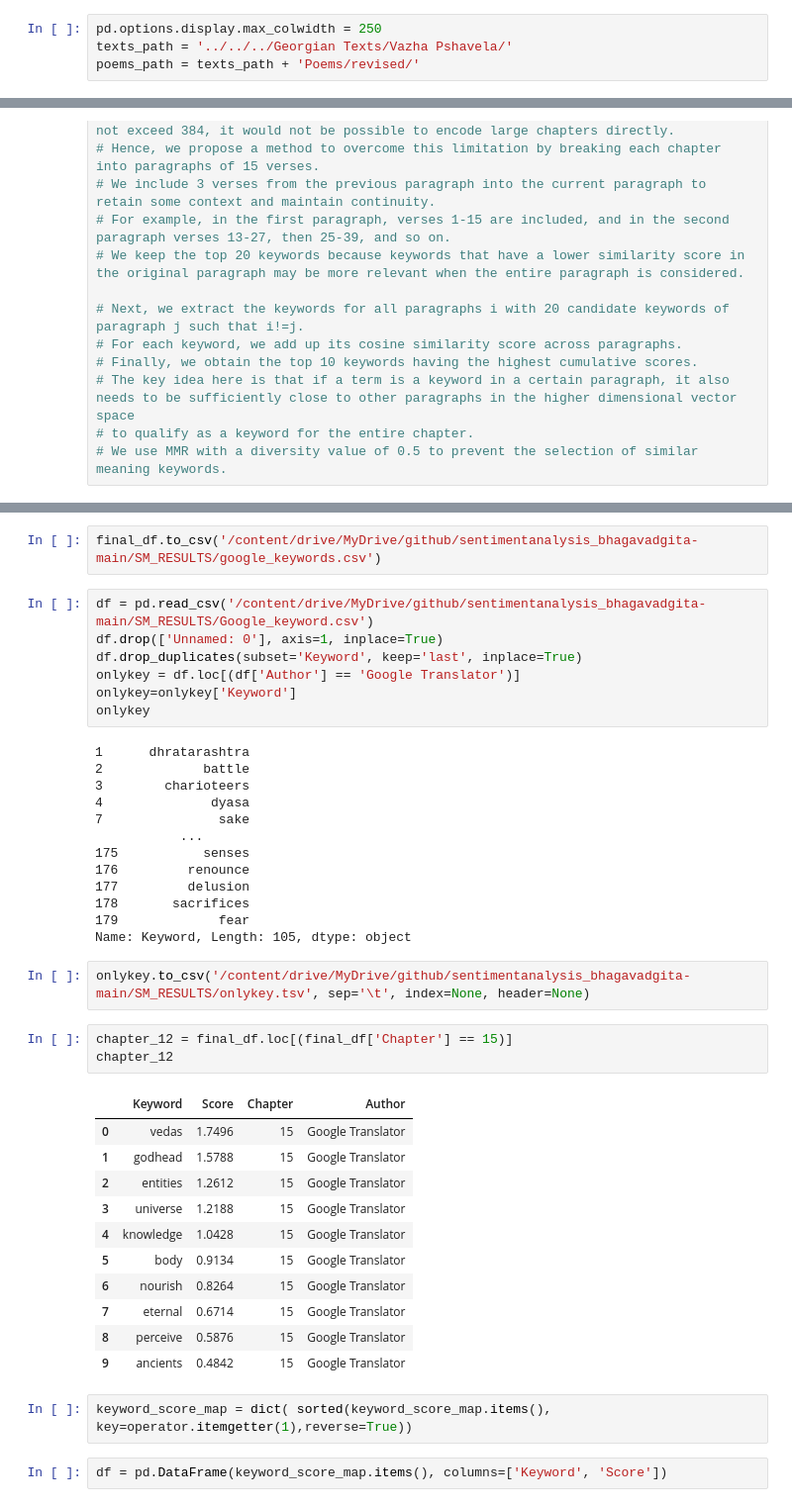
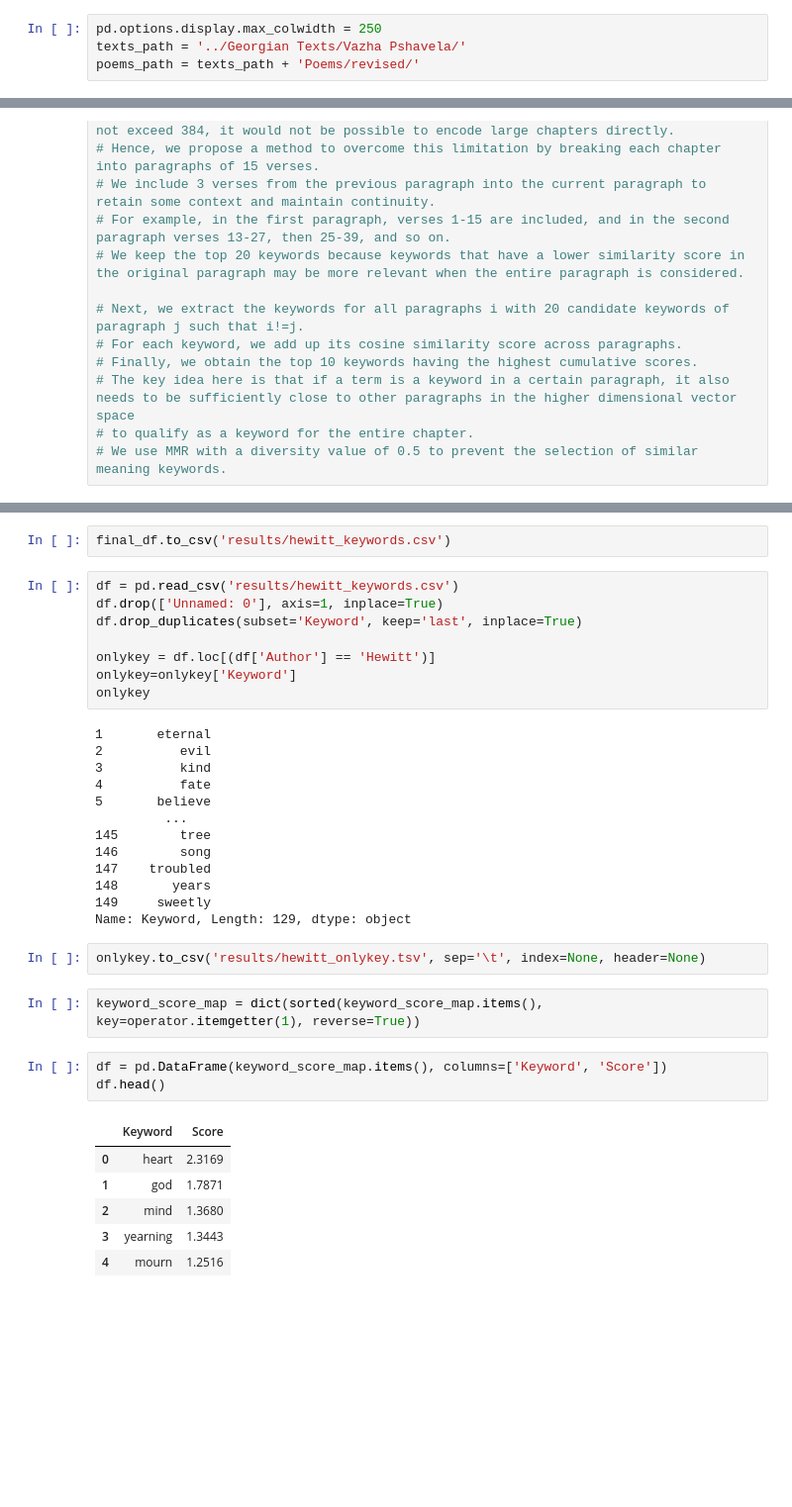
Before and after one commit to sydney-machine-learning/translationanalysis-Georgianlanguage, a Jupyter notebook: Code/Semantic_analysis.ipynb, the cells around one changed output, grey strips where cells are left out. Shown: that part at 99% size. Saved outputs shown, nothing was run; the diff lists cells and outputs as text; blank space fills up the shorter version.

```diff
--- a/Code/Semantic_analysis.ipynb
+++ b/Code/Semantic_analysis.ipynb
@@ -16,7 +27,7 @@ from keybert.backend._utils import select_backend
 model = SentenceTransformer('all-mpnet-base-v2')
 # %%
 pd.options.display.max_colwidth = 250
-texts_path = '../../../Georgian Texts/Vazha Pshavela/'
+texts_path = '../Georgian Texts/Vazha Pshavela/'
 poems_path = texts_path + 'Poems/revised/'
 # %%
 poem_names = []
@@ -452,43 +453,37 @@ final_df
-# %%
-final_df.to_csv('/content/drive/MyDrive/github/sentimentanalysis_bhagavadgita-main/SM_RESULTS/google_keywords.csv')
+# %%
+final_df.to_csv('results/hewitt_keywords.csv')
 # %%
-df = pd.read_csv('/content/drive/MyDrive/github/sentimentanalysis_bhagavadgita-main/SM_RESULTS/Google_keyword.csv')
+df = pd.read_csv('results/hewitt_keywords.csv')
 df.drop(['Unnamed: 0'], axis=1, inplace=True)
 df.drop_duplicates(subset='Keyword', keep='last', inplace=True)
-onlykey = df.loc[(df['Author'] == 'Google Translator')]
+
+onlykey = df.loc[(df['Author'] == 'Hewitt')]
 onlykey=onlykey['Keyword']
 onlykey
 # %% [output]
-1      dhratarashtra
-2             battle
-3        charioteers
-4              dyasa
-7               sake
-           ...
-175           senses
-176         renounce
-177         delusion
-178       sacrifices
-179             fear
-Name: Keyword, Length: 105, dtype: object
+1       eternal
+2          evil
+3          kind
+4          fate
+5       believe
+         ...
+145        tree
+146        song
+147    troubled
+148       years
+149     sweetly
+Name: Keyword, Length: 129, dtype: object
 # %%
-onlykey.to_csv('/content/drive/MyDrive/github/sentimentanalysis_bhagavadgita-main/SM_RESULTS/onlykey.tsv', sep='\t', index=None, header=None)
+onlykey.to_csv('results/hewitt_onlykey.tsv', sep='\t', index=None, header=None)
-# %%
-chapter_12 = final_df.loc[(final_df['Chapter'] == 15)]
-chapter_12
-# %% [output]
-|  | Keyword | Score | Chapter | Author |
-| 0 | vedas | 1.7496 | 15 | Google Translator |
-| 1 | godhead | 1.5788 | 15 | Google Translator |
-| 2 | entities | 1.2612 | 15 | Google Translator |
-| 3 | universe | 1.2188 | 15 | Google Translator |
-| 4 | knowledge | 1.0428 | 15 | Google Translator |
-| 5 | body | 0.9134 | 15 | Google Translator |
-| 6 | nourish | 0.8264 | 15 | Google Translator |
-| 7 | eternal | 0.6714 | 15 | Google Translator |
-| 8 | perceive | 0.5876 | 15 | Google Translator |
-| 9 | ancients | 0.4842 | 15 | Google Translator |
 # %%
-keyword_score_map = dict( sorted(keyword_score_map.items(), key=operator.itemgetter(1),reverse=True))
+keyword_score_map = dict(sorted(keyword_score_map.items(), key=operator.itemgetter(1), reverse=True))
 # %%
 df = pd.DataFrame(keyword_score_map.items(), columns=['Keyword', 'Score'])
+df.head()
+# %% [output]
+|  | Keyword | Score |
+| 0 | heart | 2.3169 |
+| 1 | god | 1.7871 |
+| 2 | mind | 1.3680 |
+| 3 | yearning | 1.3443 |
+| 4 | mourn | 1.2516 |
```
Also changed, not shown: parts of 26 cells of this notebook, 6 other files.
